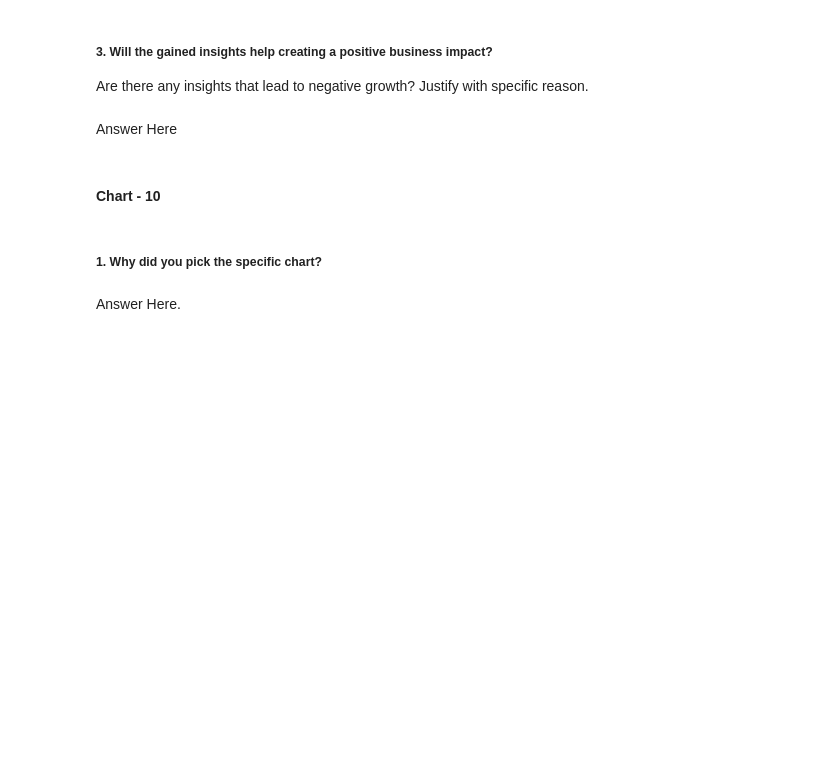
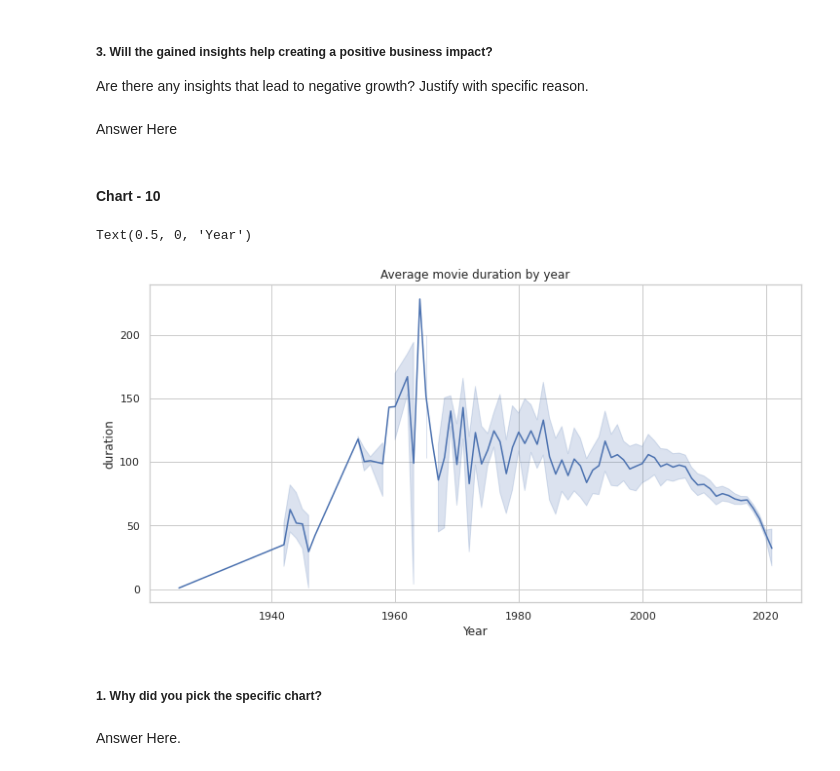
Before and after one commit to ayush9304/NetflixMoviesAndTVShowsClustering, a Jupyter notebook: Netflix_Movies_and_TV_Shows_Clustering.ipynb, the cells around one changed output. Saved outputs shown, nothing was run; the diff lists cells and outputs as text; code cells hidden in the pictures; blank space fills up the shorter version.

```diff
--- a/Netflix_Movies_and_TV_Shows_Clustering.ipynb
+++ b/Netflix_Movies_and_TV_Shows_Clustering.ipynb
@@ -591,3 +654,12 @@ Answer Here
+# %%
+# Average movie duration by years
+plt.figure(figsize=(12,6))
+sns.lineplot(x='release_year', y='duration', data=df)
+plt.title('Average movie duration by year')
+plt.xlabel('Year')
+# %% [output]
+Text(0.5, 0, 'Year')
+[figure, added]
 # %% [markdown]
 ##### 1. Why did you pick the specific chart?
 # %% [markdown]
```
Also changed, not shown: parts of 61 cells of this notebook.
